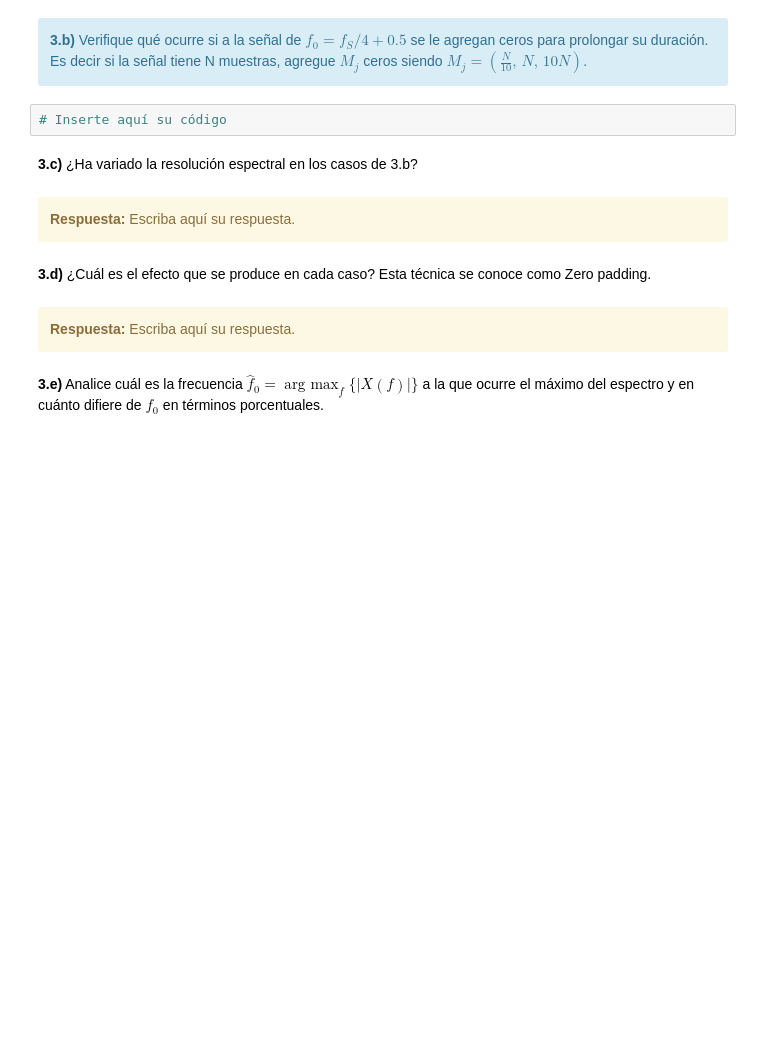
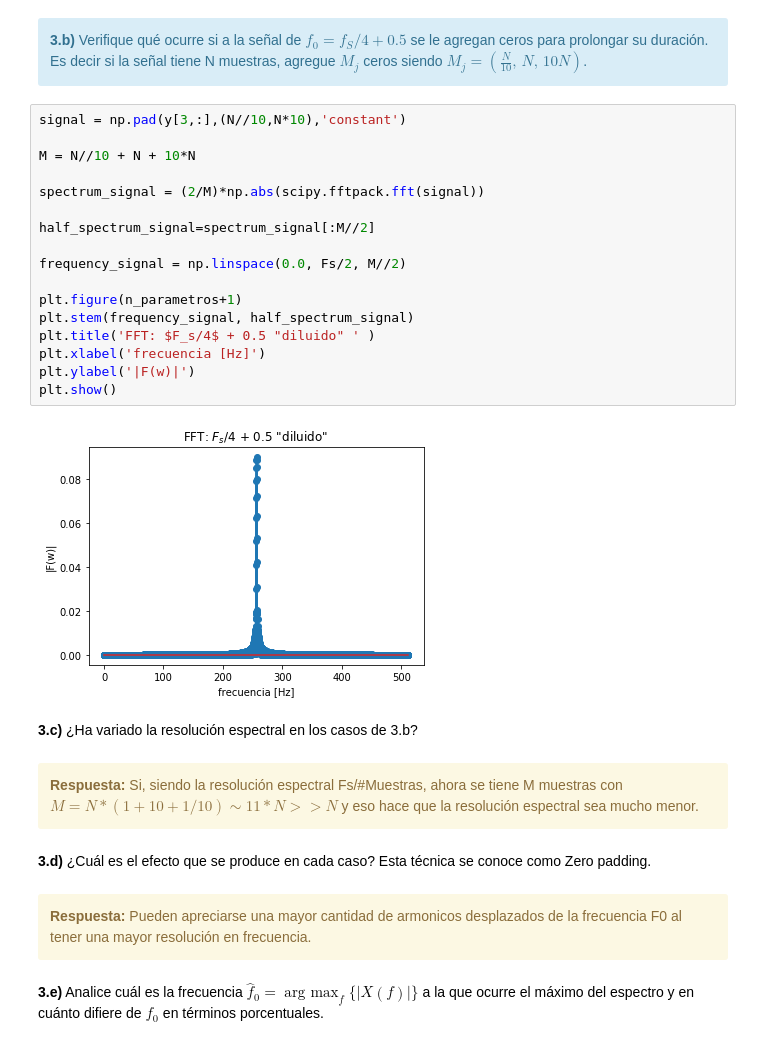
Before and after one commit to Martin-N-Menendez/PdS, a Jupyter notebook: TP1-Menendez.ipynb, the cells around one changed output. Drawn from its saved outputs; the diff is of its cells as text; blank space fills up the shorter version.

```diff
--- a/TP1-Menendez.ipynb
+++ b/TP1-Menendez.ipynb
@@ -482,19 +566,36 @@ HTML(df.to_html())
 <div class="alert alert-block alert-info">
 <b>3.b)</b> Verifique qué ocurre si a la señal de $f_0 = f_S/4 + 0.5$ se le agregan ceros para prolongar su duración. Es decir si la señal tiene N muestras, agregue $M_j$ ceros siendo $M_j = ( \frac{N}{10},\, N,\, 10N)$.
 </div>
-# %%
-# Inserte aquí su código
+# %%
+signal = np.pad(y[3,:],(N//10,N*10),'constant')
+
+M = N//10 + N + 10*N
+
+spectrum_signal = (2/M)*np.abs(scipy.fftpack.fft(signal))
+
+half_spectrum_signal=spectrum_signal[:M//2]
+
+frequency_signal = np.linspace(0.0, Fs/2, M//2)
+
+plt.figure(n_parametros+1)
+plt.stem(frequency_signal, half_spectrum_signal)
+plt.title('FFT: $F_s/4$ + 0.5 "diluido" ' )
+plt.xlabel('frecuencia [Hz]')
+plt.ylabel('|F(w)|')
+plt.show()
+# %% [output]
+[figure, added]
 # %% [markdown]
 **3.c)** ¿Ha variado la resolución espectral en los casos de 3.b?
-# %% [markdown]
-<div class="alert alert-block alert-warning">
-<b>Respuesta:</b> Escriba aquí su respuesta.
-</div>
+# %% [markdown]
+<div class="alert alert-block alert-warning">
+<b>Respuesta:</b> Si, siendo la resolución espectral Fs/#Muestras, ahora se tiene M muestras con $M = N*(1+10+1/10) \sim 11*N >> N$ y eso hace que la resolución espectral sea mucho menor.
+</div>
 # %% [markdown]
 **3.d)** ¿Cuál es el efecto que se produce en cada caso? Esta técnica se conoce como Zero padding.
 # %% [markdown]
 <div class="alert alert-block alert-warning">
-<b>Respuesta:</b> Escriba aquí su respuesta.
+<b>Respuesta:</b> Pueden apreciarse una mayor cantidad de armonicos desplazados de la frecuencia F0 al tener una mayor resolución en frecuencia.
 </div>
 # %% [markdown]
 **3.e)** Analice cuál es la frecuencia  $\hat{f}_0 = \mathop{arg\ max}_f \{\lvert X(f) \rvert \}$ a la que ocurre el máximo del espectro y en cuánto difiere de $f_0$ en términos porcentuales.
```
Also changed, not shown: parts of 66 cells of this notebook.
